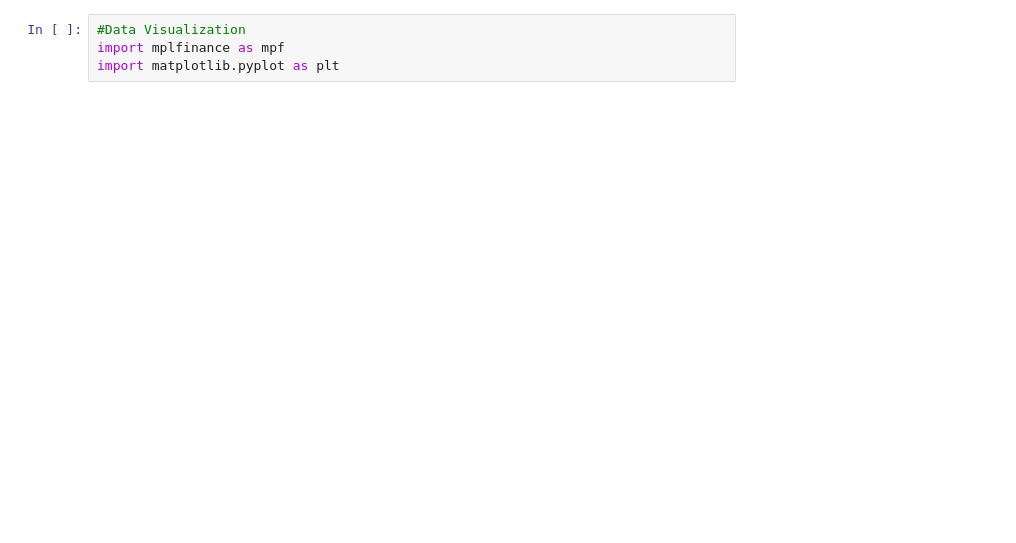
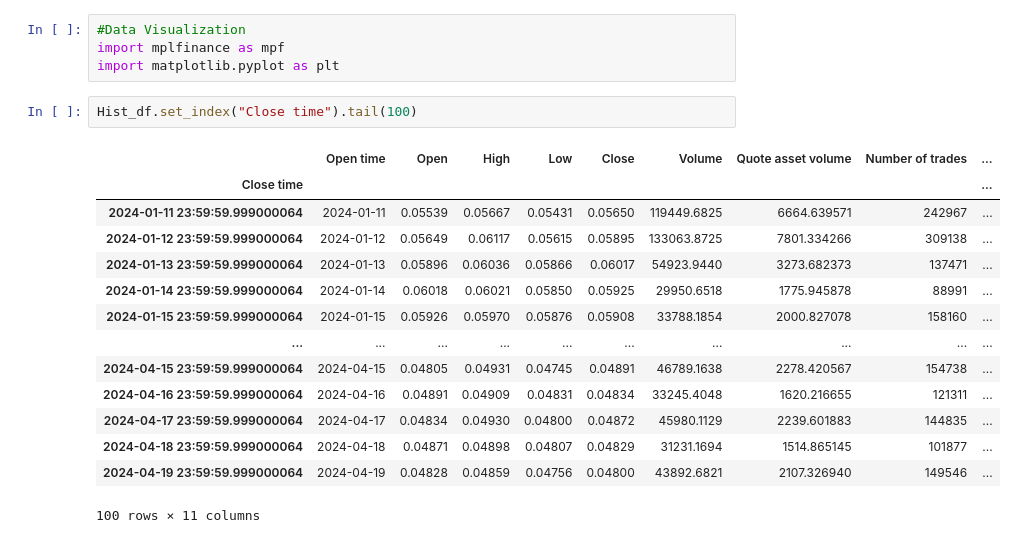
Before and after one commit to gappeah/Binance-Crypto-Prediction-and-Analysis, a Jupyter notebook: app.ipynb, the cells around one changed output. Drawn from its saved outputs; the diff is of its cells as text; blank space fills up the shorter version.

```diff
--- a/app.ipynb
+++ b/app.ipynb
@@ -180,3 +180,20 @@ Hist_df.describe() # This used to get the statistical analysis
 #Data Visualization
 import mplfinance as mpf
 import matplotlib.pyplot as plt
+# %%
+Hist_df.set_index("Close time").tail(100)
+# %% [output]
+|  | Open time | Open | High | Low | Close | Volume | Quote asset volume | Number of trades | ... |
+| Close time |  |  |  |  |  |  |  |  | ... |
+| 2024-01-11 23:59:59.999000064 | 2024-01-11 | 0.05539 | 0.05667 | 0.05431 | 0.05650 | 119449.6825 | 6664.639571 | 242967 | ... |
+| 2024-01-12 23:59:59.999000064 | 2024-01-12 | 0.05649 | 0.06117 | 0.05615 | 0.05895 | 133063.8725 | 7801.334266 | 309138 | ... |
+| 2024-01-13 23:59:59.999000064 | 2024-01-13 | 0.05896 | 0.06036 | 0.05866 | 0.06017 | 54923.9440 | 3273.682373 | 137471 | ... |
+| 2024-01-14 23:59:59.999000064 | 2024-01-14 | 0.06018 | 0.06021 | 0.05850 | 0.05925 | 29950.6518 | 1775.945878 | 88991 | ... |
+| 2024-01-15 23:59:59.999000064 | 2024-01-15 | 0.05926 | 0.05970 | 0.05876 | 0.05908 | 33788.1854 | 2000.827078 | 158160 | ... |
+| ... | ... | ... | ... | ... | ... | ... | ... | ... | ... |
+| 2024-04-15 23:59:59.999000064 | 2024-04-15 | 0.04805 | 0.04931 | 0.04745 | 0.04891 | 46789.1638 | 2278.420567 | 154738 | ... |
+| 2024-04-16 23:59:59.999000064 | 2024-04-16 | 0.04891 | 0.04909 | 0.04831 | 0.04834 | 33245.4048 | 1620.216655 | 121311 | ... |
+| 2024-04-17 23:59:59.999000064 | 2024-04-17 | 0.04834 | 0.04930 | 0.04800 | 0.04872 | 45980.1129 | 2239.601883 | 144835 | ... |
+| 2024-04-18 23:59:59.999000064 | 2024-04-18 | 0.04871 | 0.04898 | 0.04807 | 0.04829 | 31231.1694 | 1514.865145 | 101877 | ... |
+| 2024-04-19 23:59:59.999000064 | 2024-04-19 | 0.04828 | 0.04859 | 0.04756 | 0.04800 | 43892.6821 | 2107.326940 | 149546 | ... |
+100 rows × 11 columns
```
Also changed, not shown: parts of 2 cells of this notebook.
